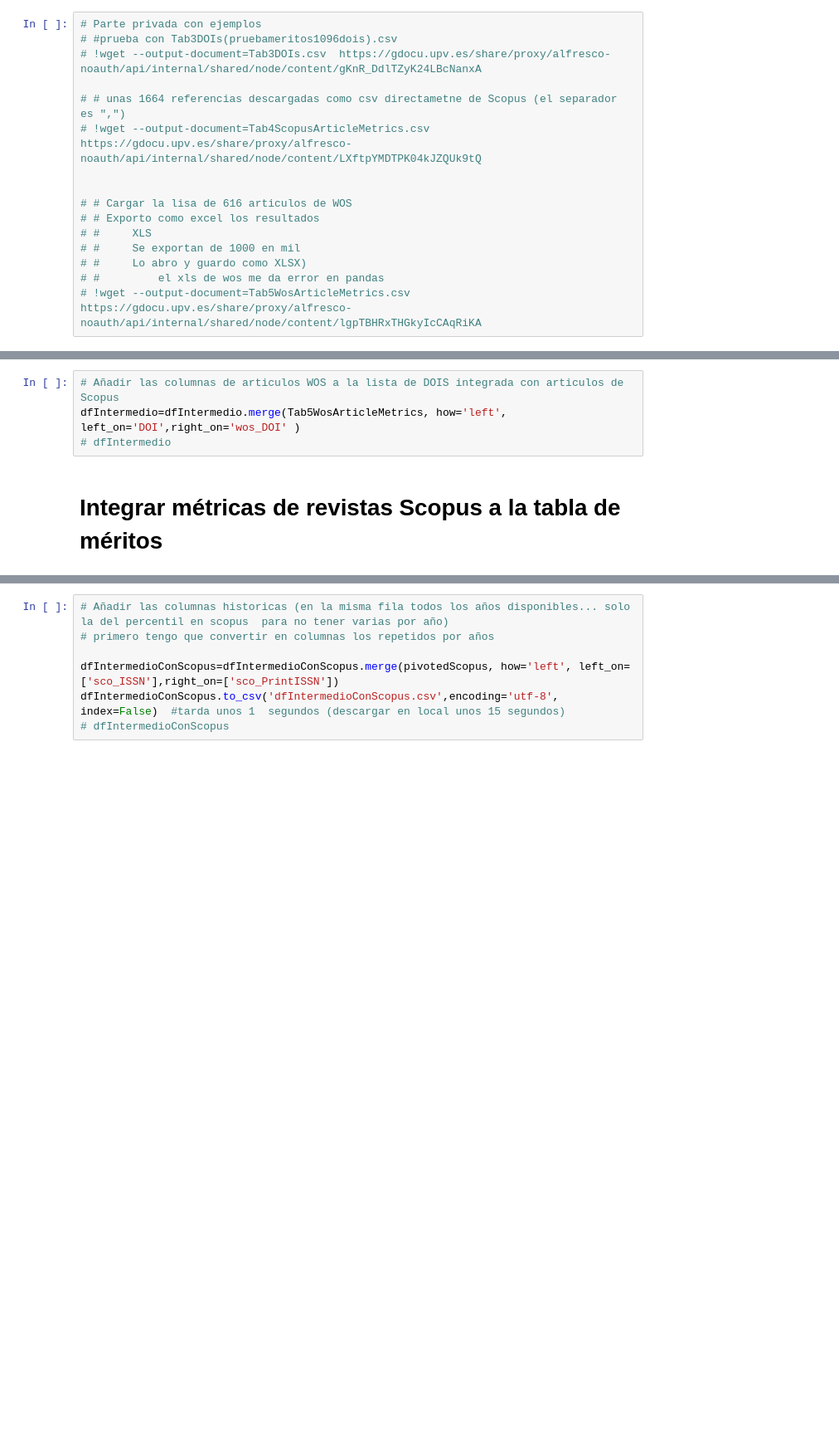
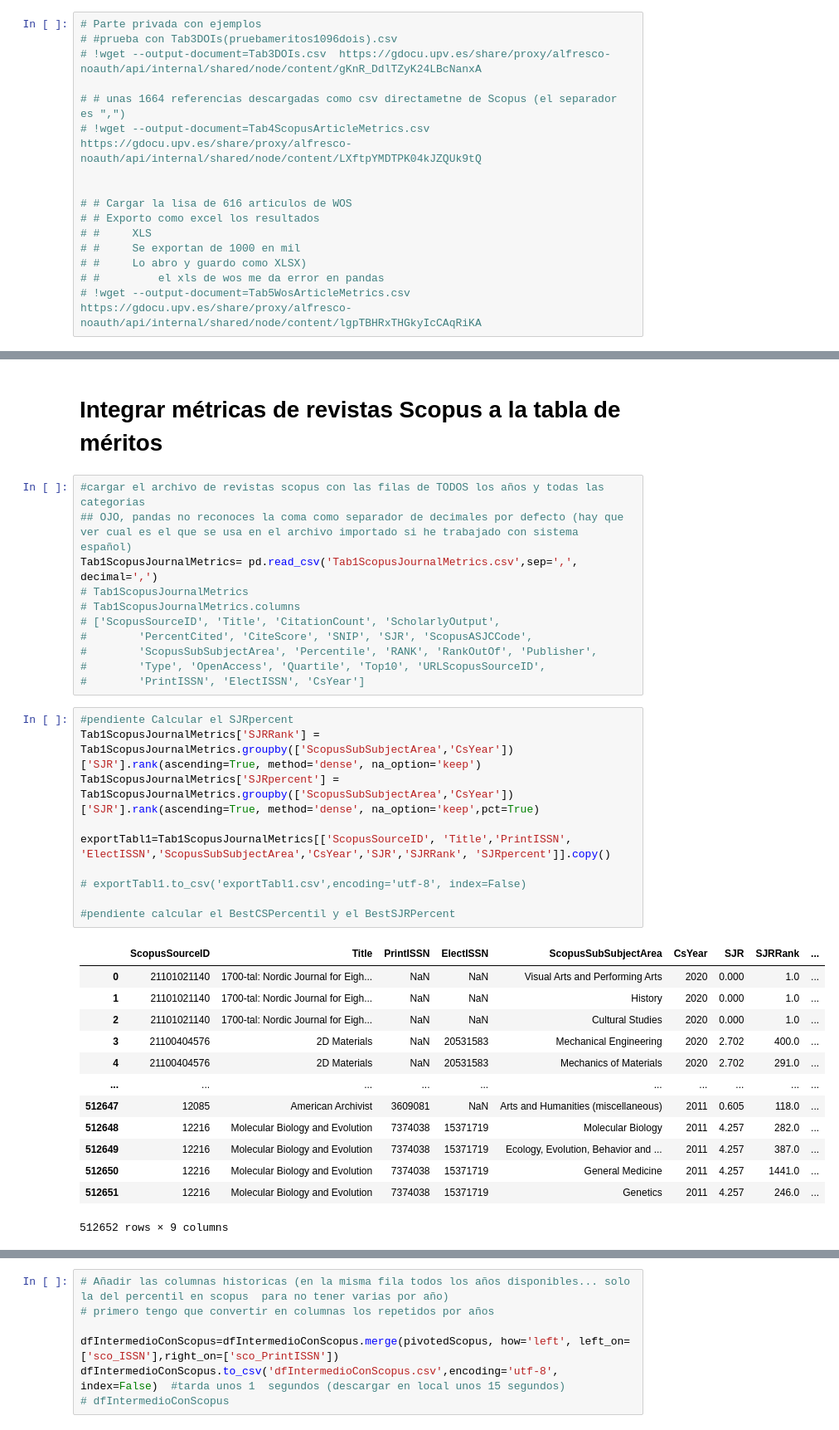
Before and after one commit to jamg-upv/Impacto-citas-articulo, a Jupyter notebook: impactoencitas_v1.ipynb, the cells around one changed output, grey strips where cells are left out. Shown at 83% size. Saved outputs shown, nothing was run; the diff lists cells and outputs as text; blank space fills up the shorter version.

```diff
--- a/impactoencitas_v1.ipynb
+++ b/impactoencitas_v1.ipynb
@@ -695,6 +727,37 @@ dfIntermedio=Tab3DOIs.merge(Tab4ScopusArticleMetrics, how='left', left_on='DOI',
-# %%
-# Añadir las columnas de articulos WOS a la lista de DOIS integrada con articulos de Scopus
-dfIntermedio=dfIntermedio.merge(Tab5WosArticleMetrics, how='left', left_on='DOI',right_on='wos_DOI' )
-# dfIntermedio
 # %% [markdown]
 #  Integrar métricas de revistas Scopus a la tabla de méritos
+# %%
+#cargar el archivo de revistas scopus con las filas de TODOS los años y todas las categorias
+## OJO, pandas no reconoces la coma como separador de decimales por defecto (hay que ver cual es el que se usa en el archivo importado si he trabajado con sistema español)
+Tab1ScopusJournalMetrics= pd.read_csv('Tab1ScopusJournalMetrics.csv',sep=',', decimal=',')
+# Tab1ScopusJournalMetrics
+# Tab1ScopusJournalMetrics.columns
+# ['ScopusSourceID', 'Title', 'CitationCount', 'ScholarlyOutput',
+#        'PercentCited', 'CiteScore', 'SNIP', 'SJR', 'ScopusASJCCode',
+#        'ScopusSubSubjectArea', 'Percentile', 'RANK', 'RankOutOf', 'Publisher',
+#        'Type', 'OpenAccess', 'Quartile', 'Top10', 'URLScopusSourceID',
+#        'PrintISSN', 'ElectISSN', 'CsYear']
+# %%
+#pendiente Calcular el SJRpercent
+Tab1ScopusJournalMetrics['SJRRank'] = Tab1ScopusJournalMetrics.groupby(['ScopusSubSubjectArea','CsYear'])['SJR'].rank(ascending=True, method='dense', na_option='keep')
+Tab1ScopusJournalMetrics['SJRpercent'] = Tab1ScopusJournalMetrics.groupby(['ScopusSubSubjectArea','CsYear'])['SJR'].rank(ascending=True, method='dense', na_option='keep',pct=True)
+
+exportTabl1=Tab1ScopusJournalMetrics[['ScopusSourceID', 'Title','PrintISSN', 'ElectISSN','ScopusSubSubjectArea','CsYear','SJR','SJRRank', 'SJRpercent']].copy()
+
+# exportTabl1.to_csv('exportTabl1.csv',encoding='utf-8', index=False)
+
+#pendiente calcular el BestCSPercentil y el BestSJRPercent
+# %% [output]
+|  | ScopusSourceID | Title | PrintISSN | ElectISSN | ScopusSubSubjectArea | CsYear | SJR | SJRRank | ... |
+| 0 | 21101021140 | 1700-tal: Nordic Journal for Eigh... | NaN | NaN | Visual Arts and Performing Arts | 2020 | 0.000 | 1.0 | ... |
+| 1 | 21101021140 | 1700-tal: Nordic Journal for Eigh... | NaN | NaN | History | 2020 | 0.000 | 1.0 | ... |
+| 2 | 21101021140 | 1700-tal: Nordic Journal for Eigh... | NaN | NaN | Cultural Studies | 2020 | 0.000 | 1.0 | ... |
+| 3 | 21100404576 | 2D Materials | NaN | 20531583 | Mechanical Engineering | 2020 | 2.702 | 400.0 | ... |
+| 4 | 21100404576 | 2D Materials | NaN | 20531583 | Mechanics of Materials | 2020 | 2.702 | 291.0 | ... |
+| ... | ... | ... | ... | ... | ... | ... | ... | ... | ... |
+| 512647 | 12085 | American Archivist | 3609081 | NaN | Arts and Humanities (miscellaneous) | 2011 | 0.605 | 118.0 | ... |
+| 512648 | 12216 | Molecular Biology and Evolution | 7374038 | 15371719 | Molecular Biology | 2011 | 4.257 | 282.0 | ... |
+| 512649 | 12216 | Molecular Biology and Evolution | 7374038 | 15371719 | Ecology, Evolution, Behavior and ... | 2011 | 4.257 | 387.0 | ... |
+| 512650 | 12216 | Molecular Biology and Evolution | 7374038 | 15371719 | General Medicine | 2011 | 4.257 | 1441.0 | ... |
+| 512651 | 12216 | Molecular Biology and Evolution | 7374038 | 15371719 | Genetics | 2011 | 4.257 | 246.0 | ... |
+512652 rows × 9 columns
```
Also changed, not shown: parts of 9 cells of this notebook.
